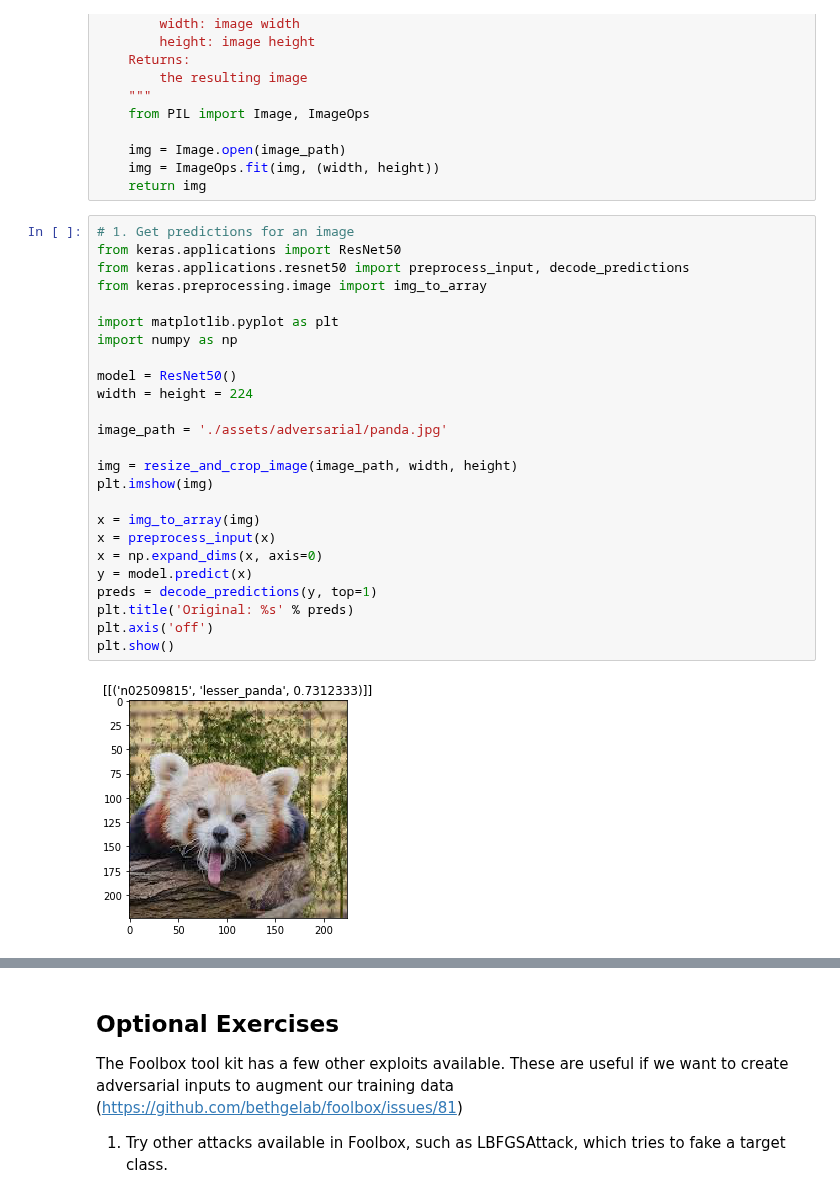
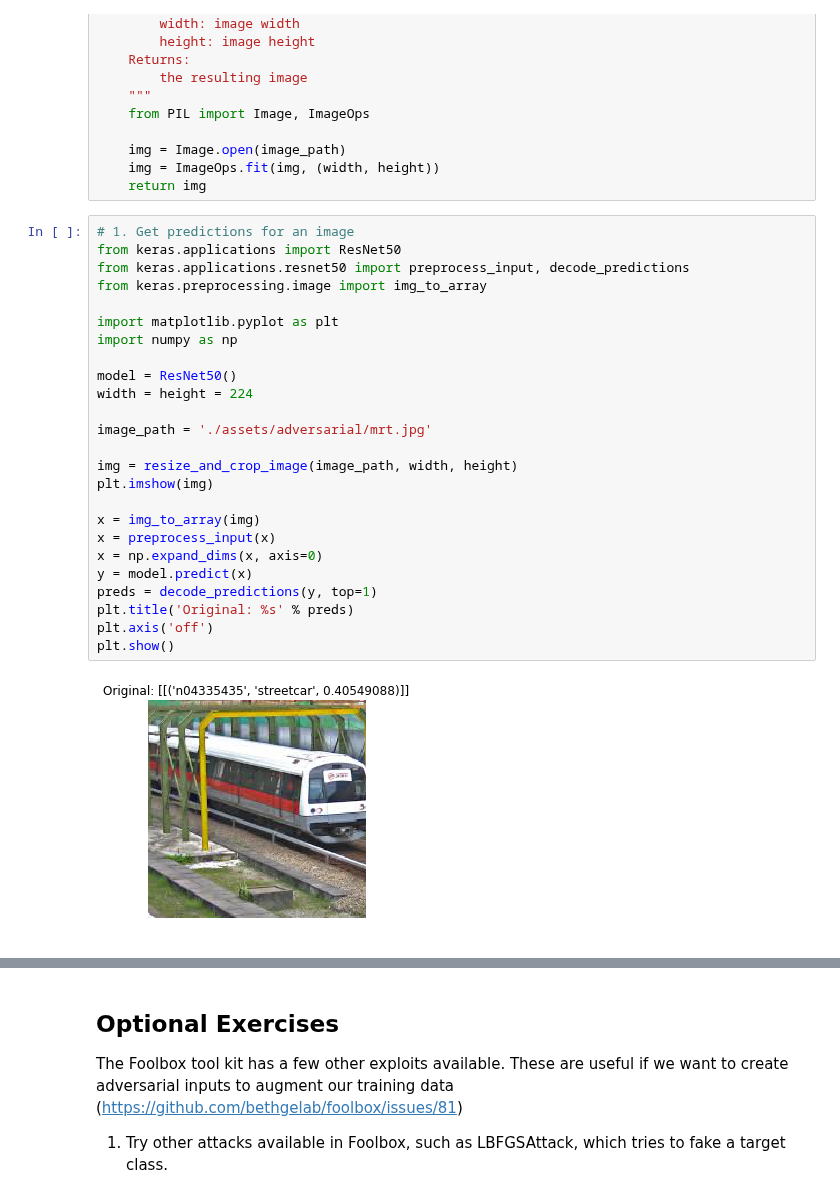
Before and after one commit to lisaong/mldds-courseware, a Jupyter notebook: 03_TextImage/adversarial.ipynb, the cells around one changed output, grey strips where cells are left out. Cells and saved outputs as stored; diff of their text form.

```diff
--- a/03_TextImage/adversarial.ipynb
+++ b/03_TextImage/adversarial.ipynb
@@ -53,30 +53,30 @@ def resize_and_crop_image(image_path, width, height):
 # %%
 # 1. Get predictions for an image
 from keras.applications import ResNet50
 from keras.applications.resnet50 import preprocess_input, decode_predictions
 from keras.preprocessing.image import img_to_array
 
 import matplotlib.pyplot as plt
 import numpy as np
 
 model = ResNet50()
 width = height = 224
 
-image_path = './assets/adversarial/panda.jpg'
+image_path = './assets/adversarial/mrt.jpg'
 
 img = resize_and_crop_image(image_path, width, height)
 plt.imshow(img)
 
 x = img_to_array(img)
 x = preprocess_input(x)
 x = np.expand_dims(x, axis=0)
 y = model.predict(x)
 preds = decode_predictions(y, top=1)
 plt.title('Original: %s' % preds)
 plt.axis('off')
 plt.show()
 # %% [output]
-[figure, old version]
+[figure, new version]
 # %%
 from keras.backend import set_learning_phase
 from PIL import Image
```
Also changed, not shown: parts of 6 cells of this notebook, 2 other files.
